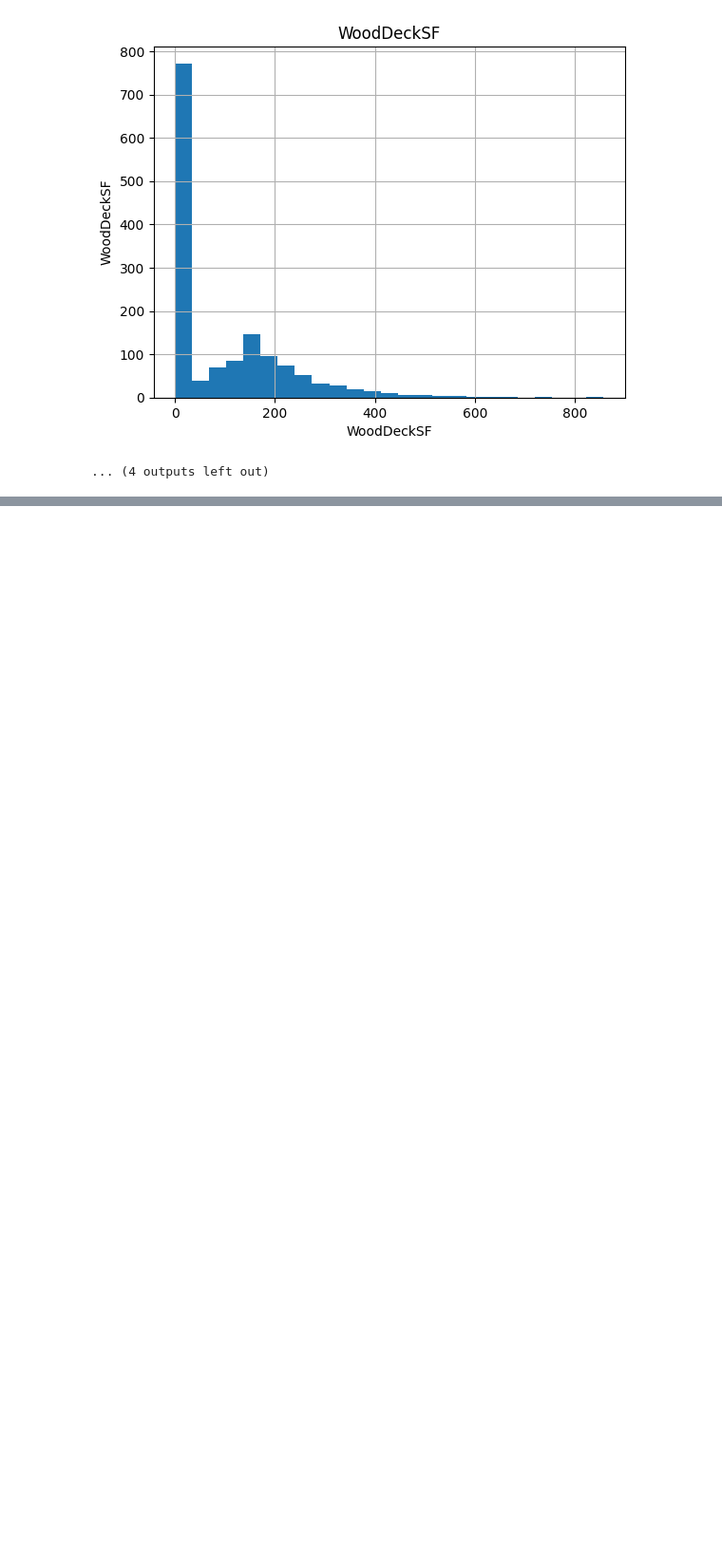
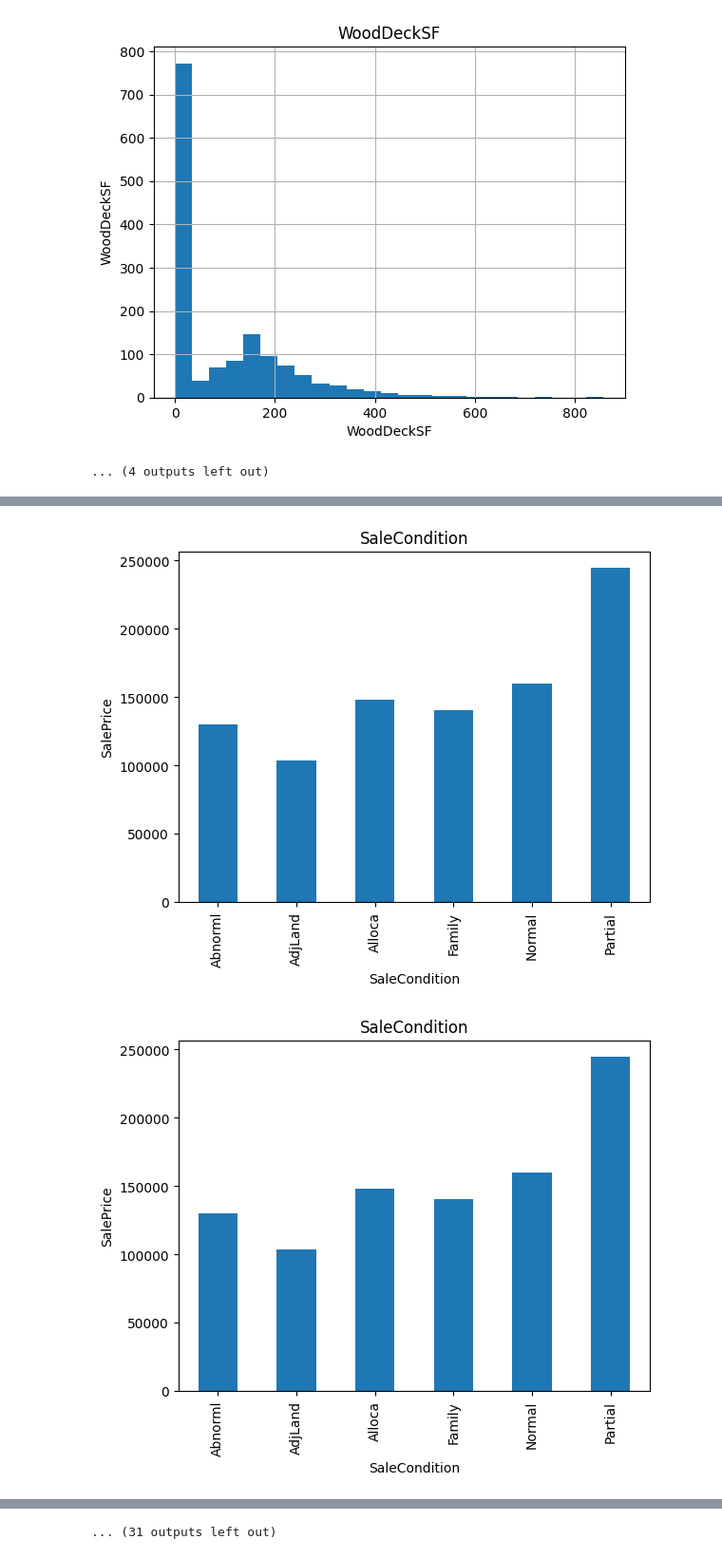
Before and after one commit to BALAJI08953/NASA-DATASET-EDA-MULTI_MODELS, a Jupyter notebook: project_datascience.ipynb, the cells around one changed output, grey strips where cells are left out. Shown at 95% size. Saved outputs shown, nothing was run; the diff lists cells and outputs as text; code cells hidden in the pictures; blank space fills up the shorter version.

```diff
--- a/project_datascience.ipynb
+++ b/project_datascience.ipynb
@@ -319,0 +361,3 @@ for feature in continous_features:
+# %%
+#categorical variables
+categorical_features=[feature for feature in df_train.columns if meta[feature].dtypes=='O']
@@ -319,0 +393,4 @@ for feature in continous_features:
+# %%
+#finding out the unique features
+for feature in categorical_features:
+    print('the feature is {} and number of categories are '.format(feature,len(df_train[feature].unique())))
@@ -319,0 +415,12 @@ for feature in continous_features:
+# %%
+#realtion ship between the categorical features and underscore featuures
+for same in categorical_features:
+    sata= df_train.copy()
+    sata.groupby(feature)['SalePrice'].median().plot.bar()
+    plt.xlabel(feature)
+    plt.ylabel('SalePrice')
+    plt.title(feature)
+    plt.show()
+# %% [output]
+[figure, added]
+[figure, added]
@@ -319,0 +437 @@ for feature in continous_features:
+... (31 outputs left out)
```
Also changed, not shown: parts of 9 cells of this notebook.
